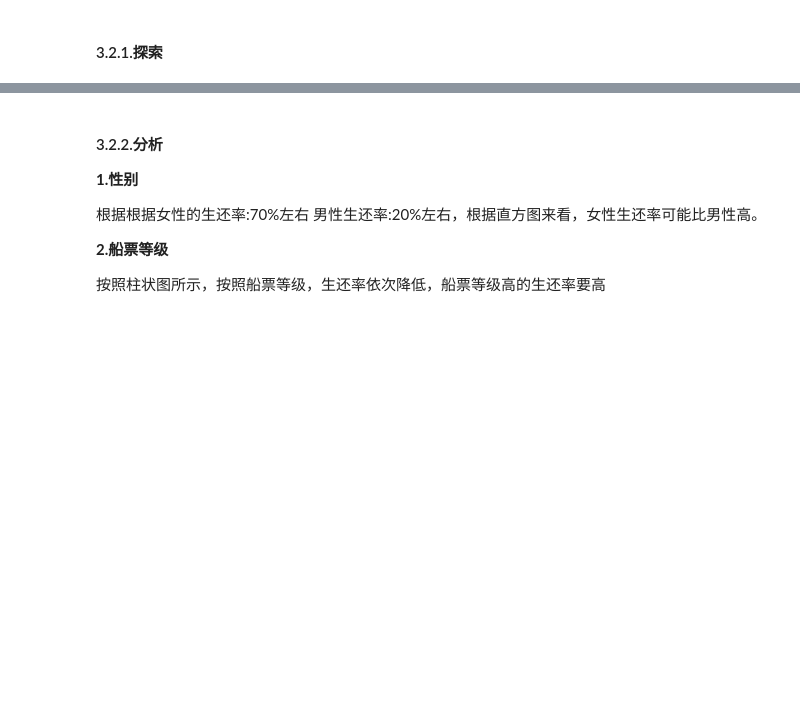
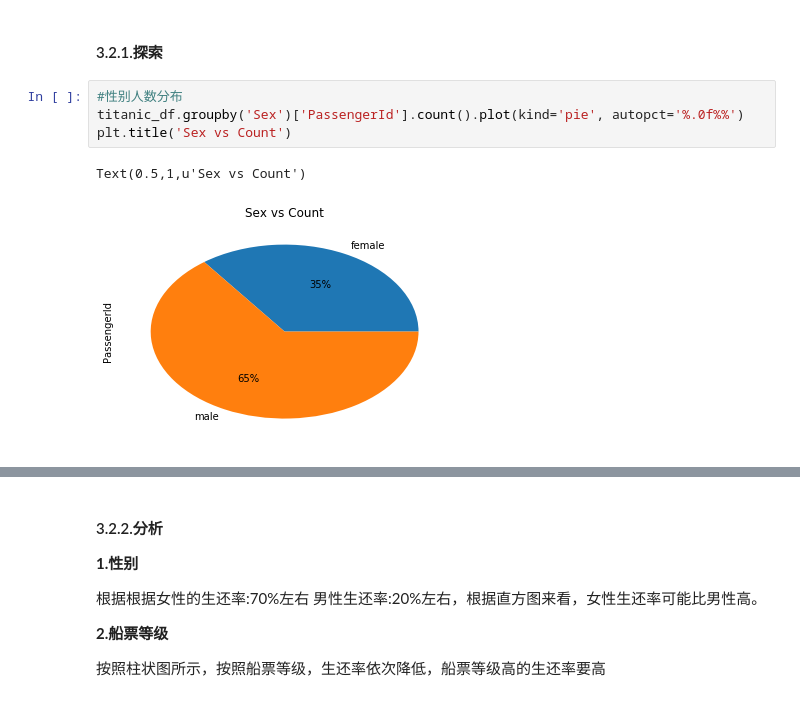
Before and after one commit to etangyushan/titanic_analyzing, a Jupyter notebook: titanic.ipynb, the cells around one changed output, grey strips where cells are left out. Saved outputs shown, nothing was run; the diff lists cells and outputs as text; blank space fills up the shorter version.

```diff
--- a/titanic.ipynb
+++ b/titanic.ipynb
@@ -243,3 +243,10 @@ histRate('Fare', fare_not_survived, fare_survived)
 ### 3.2.性别、船票等级与生还率的关系
 # %% [markdown]
 #### 3.2.1.探索
+# %%
+#性别人数分布
+titanic_df.groupby('Sex')['PassengerId'].count().plot(kind='pie', autopct='%.0f%%')
+plt.title('Sex vs Count')
+# %% [output]
+Text(0.5,1,u'Sex vs Count')
+[figure, added]
```
Also changed, not shown: parts of 2 cells of this notebook, 1 other file.
